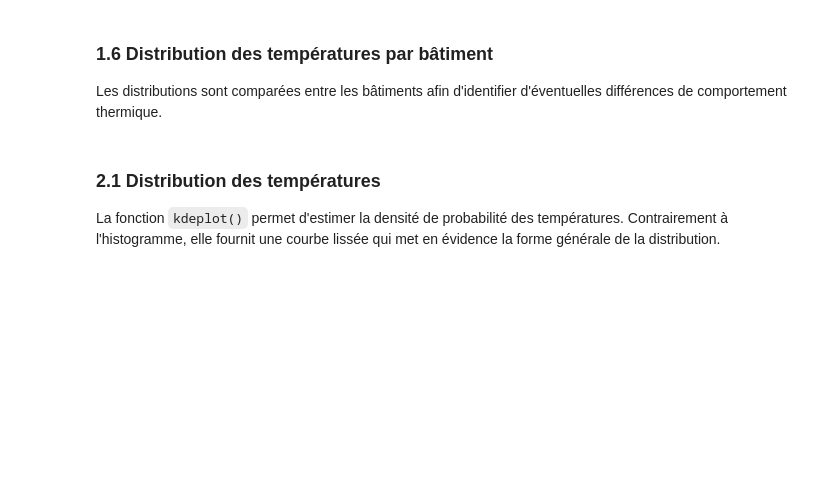
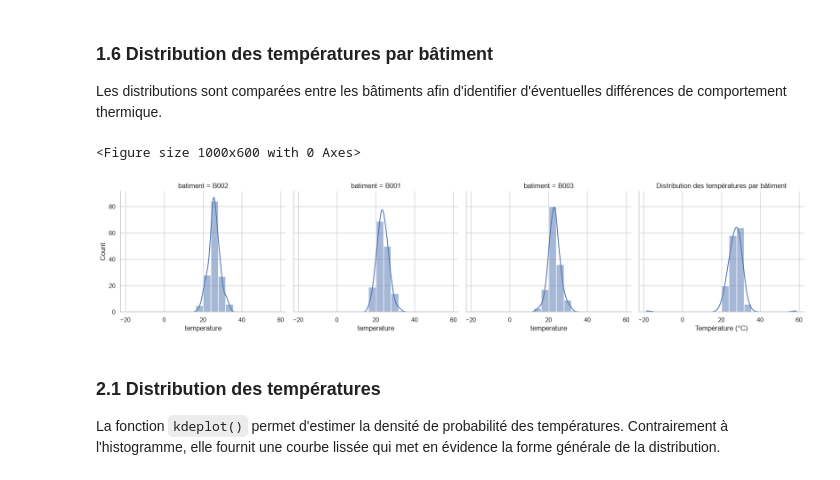
Before and after one commit to sirius-code7/atelier_seaborn_iot, a Jupyter notebook: notebooks/atelier_seaborn_iot.ipynb, the cells around one changed output. Drawn from its saved outputs; the diff is of its cells as text; code cells hidden in the pictures; blank space fills up the shorter version.

Commit message:
réajuster quelques paramètres

```diff
--- a/notebooks/atelier_seaborn_iot.ipynb
+++ b/notebooks/atelier_seaborn_iot.ipynb
@@ -9,6 +25,9 @@ import seaborn as sns
 import matplotlib.pyplot as plt
 import pandas as pd
 import numpy as np
+# %%
+sns.set_theme(style="whitegrid", palette="deep")
+plt.rcParams["figure.figsize"] = (8, 5)
 # %% [markdown]
 ### Chargement des données
 
@@ -95,21 +159,25 @@ Les distributions sont comparées entre les bâtiments afin d'identifier d'éven
 # %%
 plt.figure(figsize=(10, 6))
 
-sns.histplot(
+sns.displot(
     data=df,
     x="temperature",
-    hue="batiment",
+    col="batiment",
     bins=20,
     kde=True,
-    element="step"
+    height=4,
+    aspect=1.1
 )
 
 plt.title("Distribution des températures par bâtiment")
 plt.xlabel("Température (°C)")
 plt.ylabel("Nombre de mesures")
-plt.legend(title="Bâtiment")
 
+plt.tight_layout()
 plt.show()
+# %% [output]
+<Figure size 1000x600 with 0 Axes>
+[figure, added]
 # %% [markdown]
 ### 2.1 Distribution des températures
 
```
Also changed, not shown: parts of 15 cells of this notebook.
